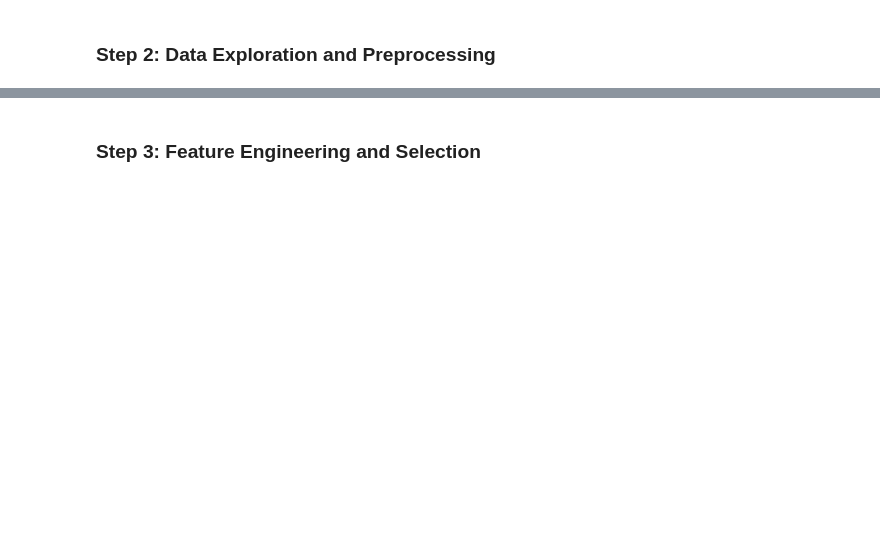
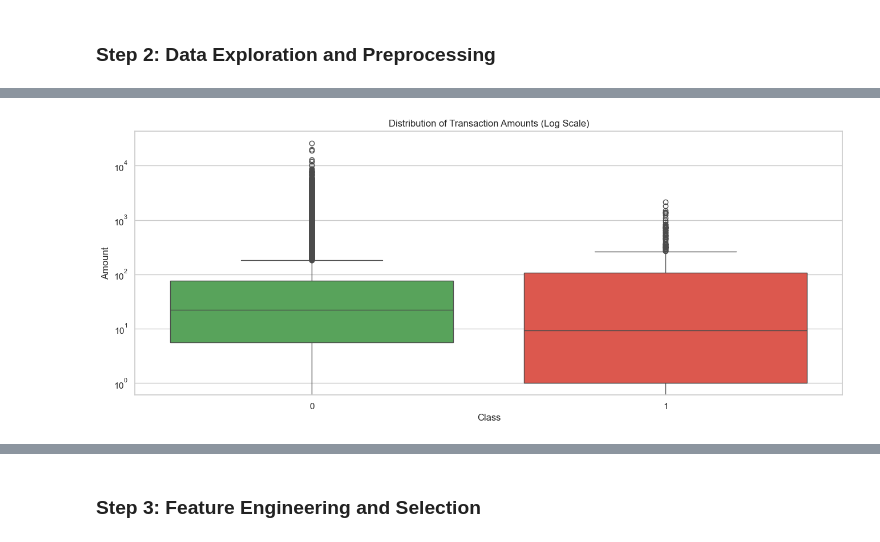
Before and after one commit to nafisalawalidris/Fraud-Detection-with-Supervised-Learning, a Jupyter notebook: fraud_detection.ipynb, the cells around one changed output, grey strips where cells are left out. Saved outputs shown, nothing was run; the diff lists cells and outputs as text; code cells hidden in the pictures; blank space fills up the shorter version.

```diff
--- a/fraud_detection.ipynb
+++ b/fraud_detection.ipynb
@@ -184,0 +167,9 @@ plt.show()
+# %%
+# 2. Distribution of transaction amounts for fraud vs non-fraud
+plt.figure(figsize=(16, 6))
+sns.boxplot(x='Class', y='Amount', data=data, palette=['#4CAF50', '#F44336'])
+plt.yscale('log')  # Log scale to handle skewness
+plt.title('Distribution of Transaction Amounts (Log Scale)')
+plt.show()
+# %% [output]
+[figure, added]
```
Also changed, not shown: parts of 15 cells of this notebook.
